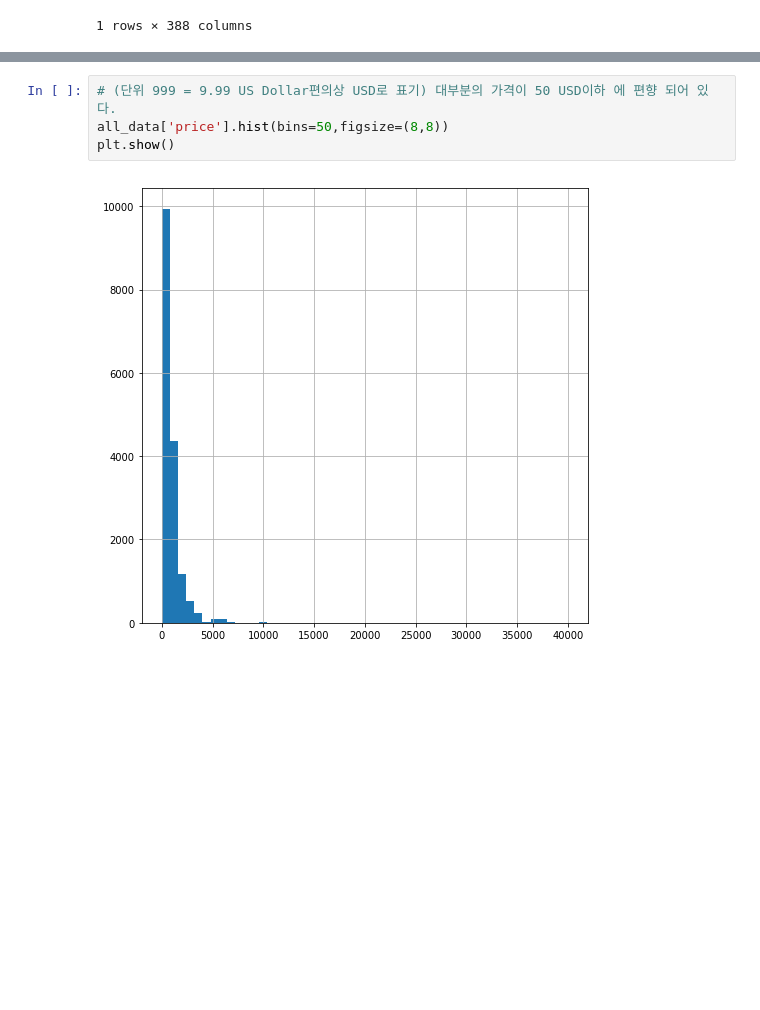
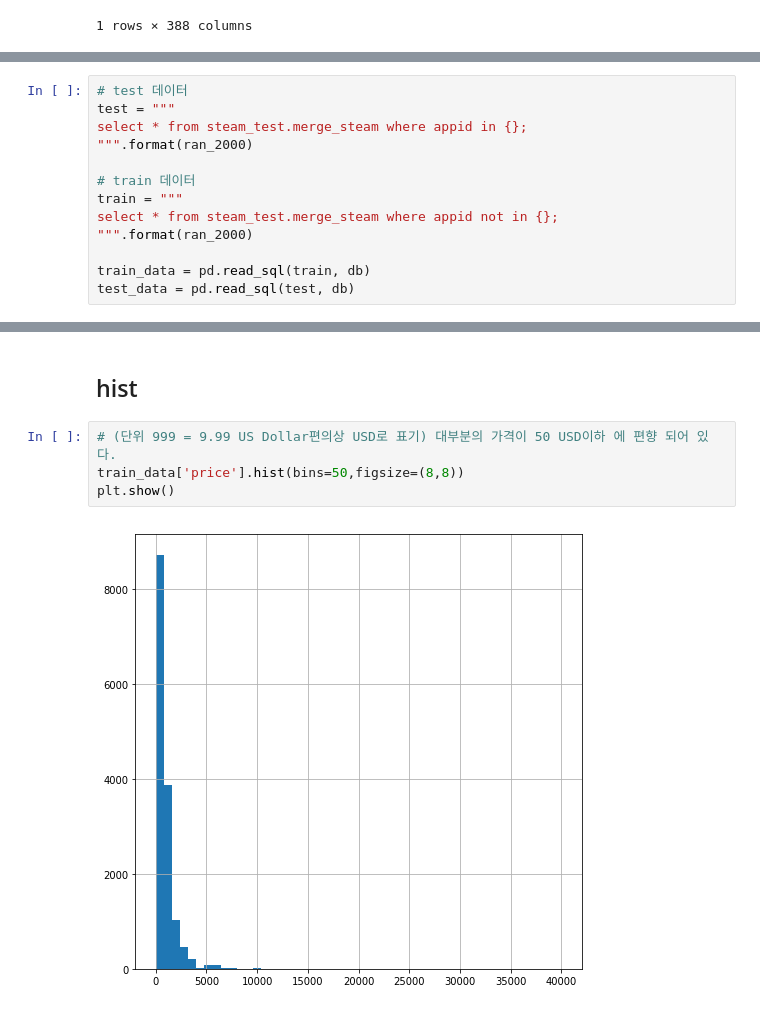
Before and after one commit to NinCastle/DSS_Project, a Jupyter notebook: Steam/linear_regression/Steam 플렛폼 구매율 예측.ipynb, the cells around one changed output, grey strips where cells are left out. Cells and saved outputs as stored; diff of their text form; blank space fills up the shorter version.

```diff
--- a/Steam/linear_regression/Steam 플렛폼 구매율 예측.ipynb
+++ b/Steam/linear_regression/Steam 플렛폼 구매율 예측.ipynb
@@ -130,0 +156,13 @@ train_data.describe()
+# %%
+# test 데이터
+test = """
+select * from steam_test.merge_steam where appid in {};
+""".format(ran_2000)
+
+# train 데이터
+train = """
+select * from steam_test.merge_steam where appid not in {};
+""".format(ran_2000)
+
+train_data = pd.read_sql(train, db)
+test_data = pd.read_sql(test, db)
@@ -131,7 +202,9 @@ train_data.describe()
+# %% [markdown]
+## hist
 # %%
 # (단위 999 = 9.99 US Dollar편의상 USD로 표기) 대부분의 가격이 50 USD이하 에 편향 되어 있다.
-all_data['price'].hist(bins=50,figsize=(8,8))
+train_data['price'].hist(bins=50,figsize=(8,8))
 plt.show()
 # %% [output]
-[figure, old version]
+[figure, new version]
 # %%
```
Also changed, not shown: parts of 25 cells of this notebook.
